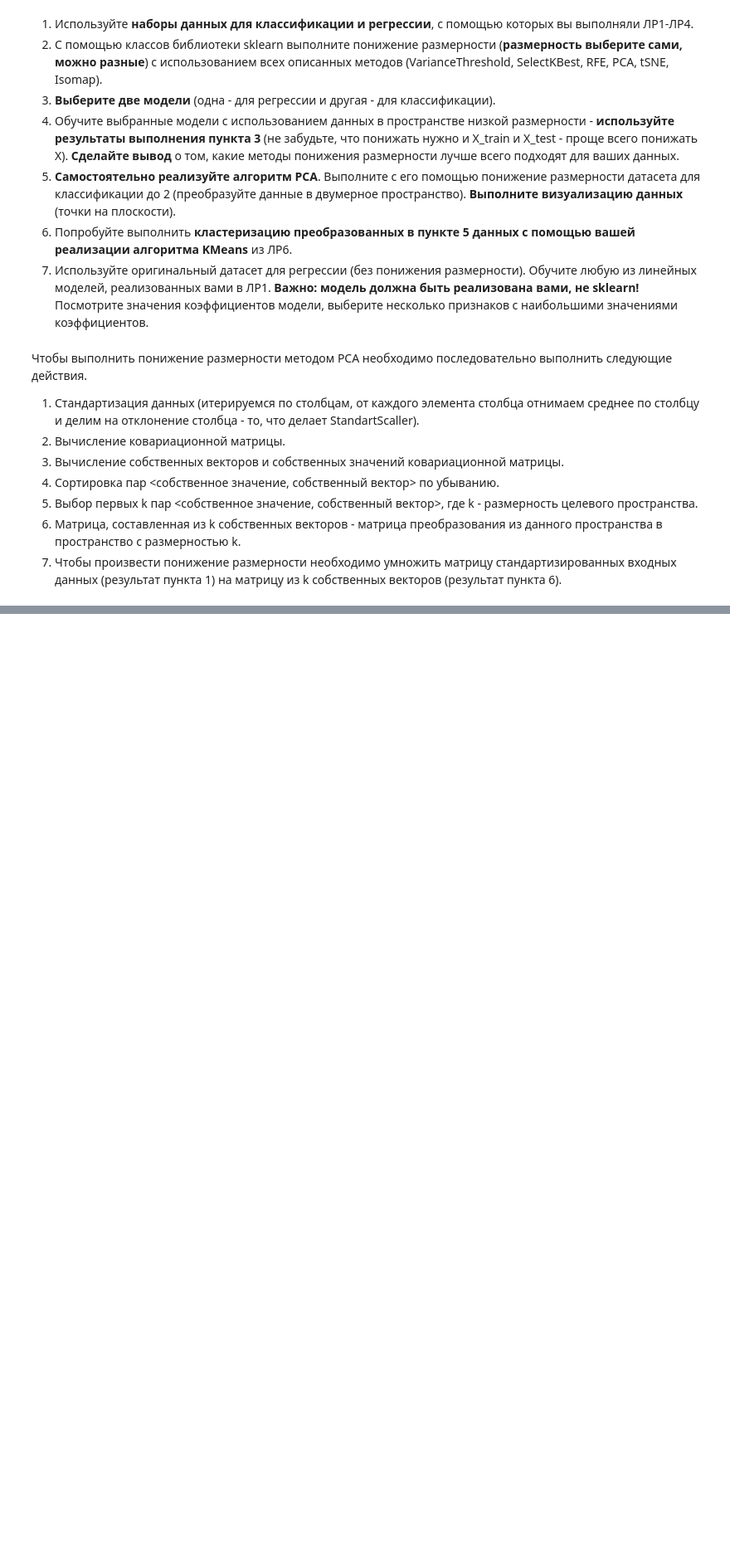
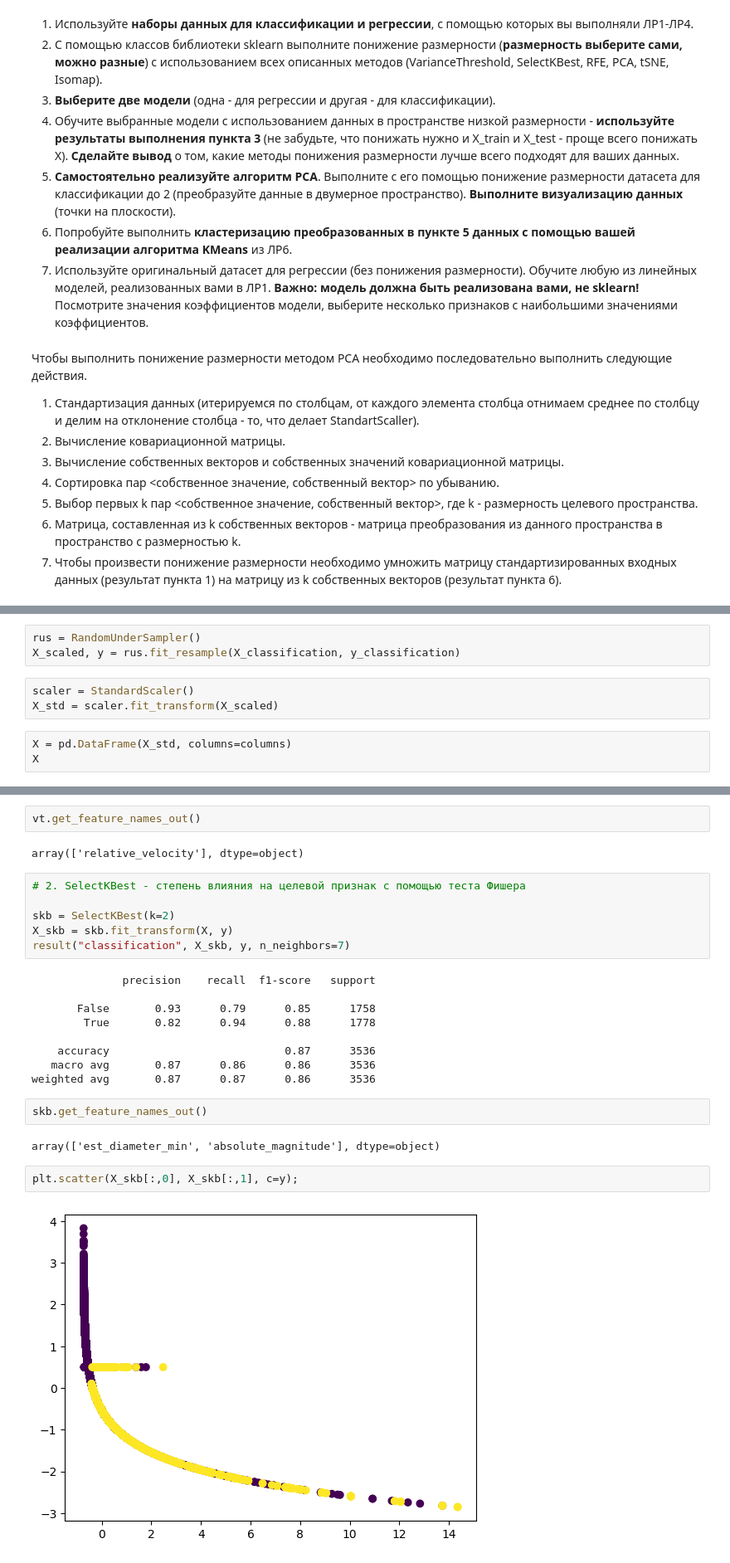
Before and after one commit to IvanBugaenko/MachineLearning-Labs, a Jupyter notebook: notebooks/7.ipynb, the cells around one changed output, grey strips where cells are left out. Shown at 83% size. Drawn from its saved outputs; the diff is of its cells as text; blank space fills up the shorter version.

```diff
--- a/notebooks/7.ipynb
+++ b/notebooks/7.ipynb
@@ -18,0 +104,9 @@
+# %%
+rus = RandomUnderSampler()
+X_scaled, y = rus.fit_resample(X_classification, y_classification)
+# %%
+scaler = StandardScaler()
+X_std = scaler.fit_transform(X_scaled)
+# %%
+X = pd.DataFrame(X_std, columns=columns)
+X
@@ -18,0 +163,27 @@
+# %%
+vt.get_feature_names_out()
+# %% [output]
+array(['relative_velocity'], dtype=object)
+# %%
+# 2. SelectKBest - степень влияния на целевой признак с помощью теста Фишера
+
+skb = SelectKBest(k=2)
+X_skb = skb.fit_transform(X, y)
+result("classification", X_skb, y, n_neighbors=7)
+# %% [output]
+              precision    recall  f1-score   support
+
+       False       0.93      0.79      0.85      1758
+        True       0.82      0.94      0.88      1778
+
+    accuracy                           0.87      3536
+   macro avg       0.87      0.86      0.86      3536
+weighted avg       0.87      0.87      0.86      3536
+# %%
+skb.get_feature_names_out()
+# %% [output]
+array(['est_diameter_min', 'absolute_magnitude'], dtype=object)
+# %%
+plt.scatter(X_skb[:,0], X_skb[:,1], c=y);
+# %% [output]
+[figure, added]
```
Also changed, not shown: parts of 52 cells of this notebook, 3 other files.
